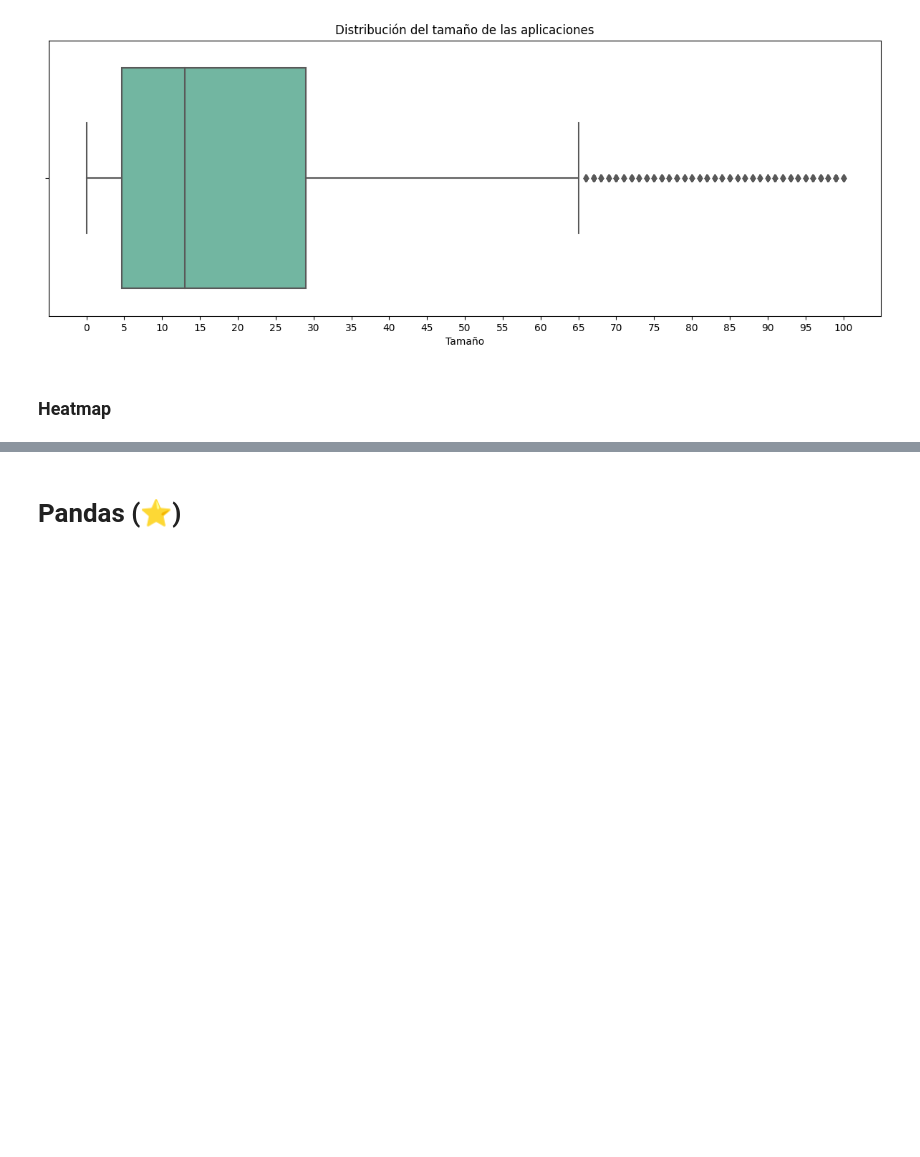
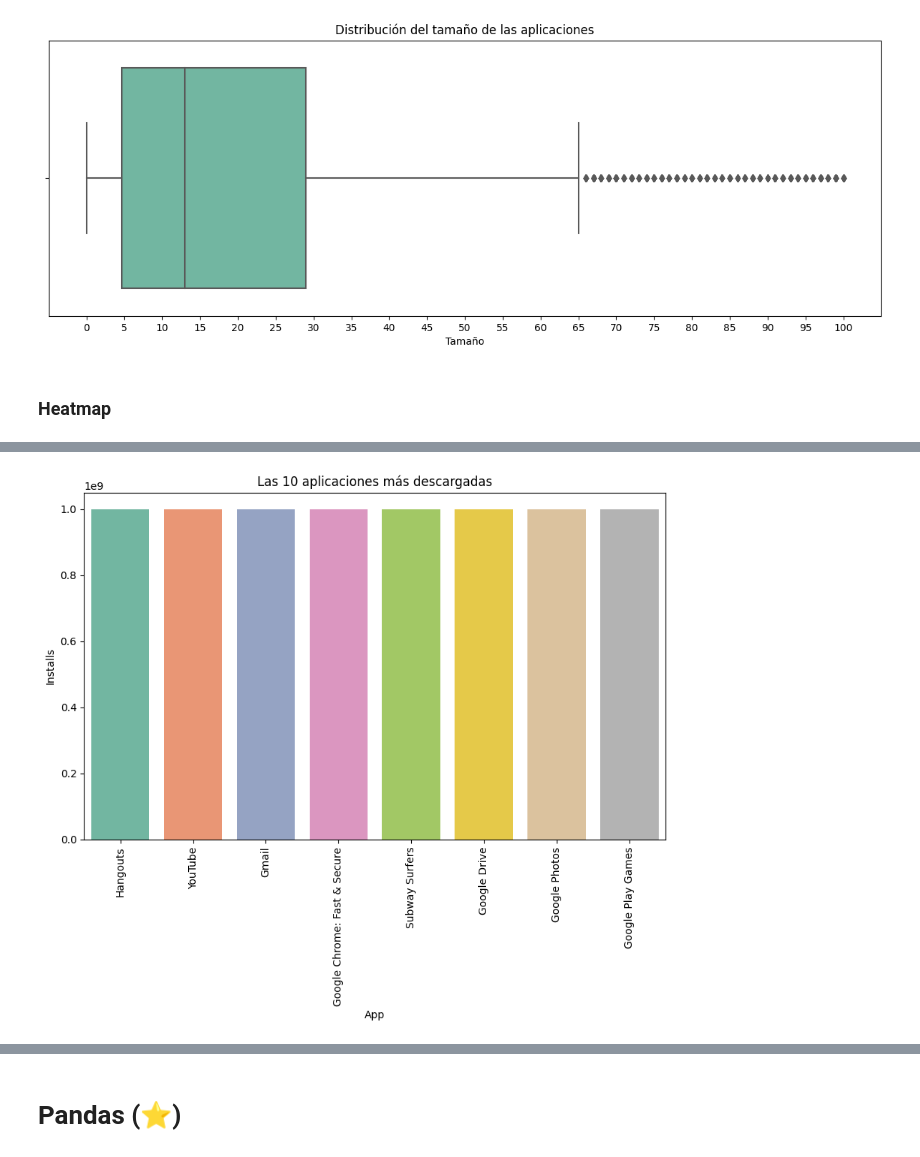
Before and after one commit to fernk01/Orga_Datos, a Jupyter notebook: tps/tp1/tp1.ipynb, the cells around one changed output, grey strips where cells are left out. Cells and saved outputs as stored; diff of their text form; code cells hidden in the pictures; blank space fills up the shorter version.

```diff
--- a/tps/tp1/tp1.ipynb
+++ b/tps/tp1/tp1.ipynb
@@ -230,0 +266,9 @@ plt.show()
+# %%
+# Graficamos las 10 aplicaciones más descargadas.
+plt.figure(figsize=(10, 6))
+sns.barplot(data=df_app.sort_values(by="Installs", ascending=False).head(10), x="App", y="Installs", palette="Set2")
+plt.title("Las 10 aplicaciones más descargadas")
+plt.xticks(rotation=90)
+plt.show()
+# %% [output]
+[figure, added]
```
Also changed, not shown: parts of 19 cells of this notebook.
